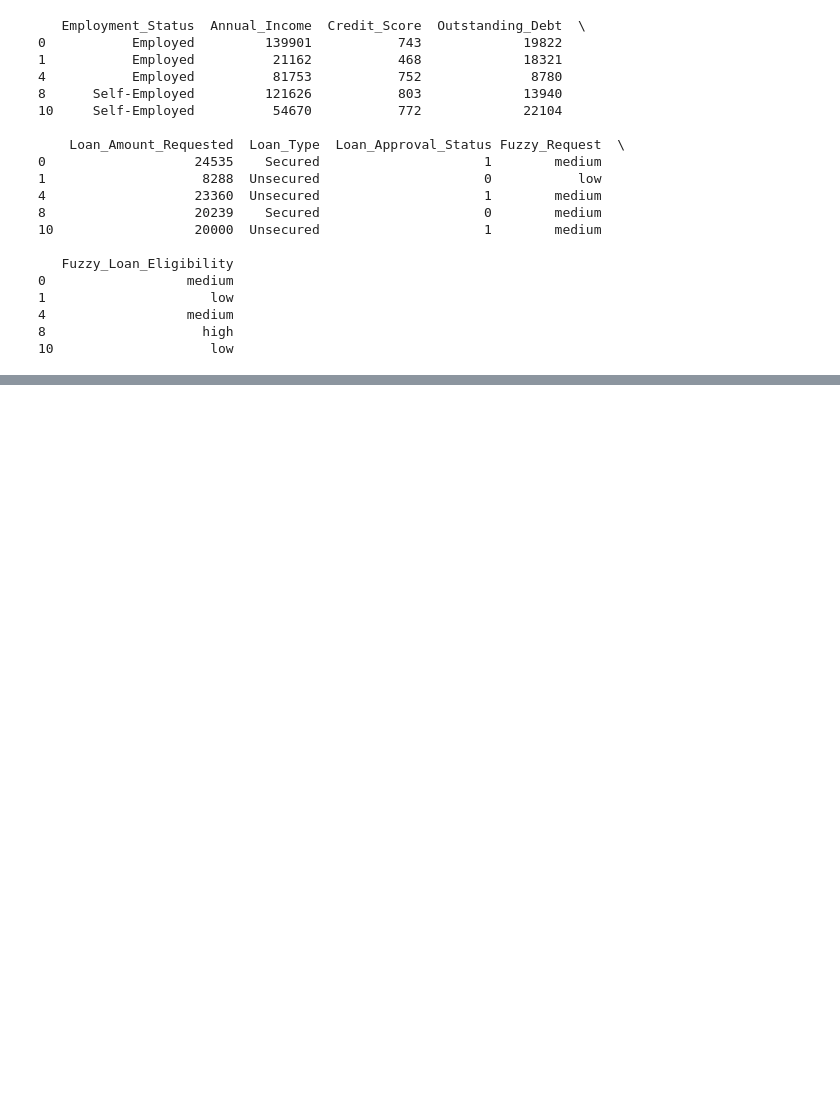
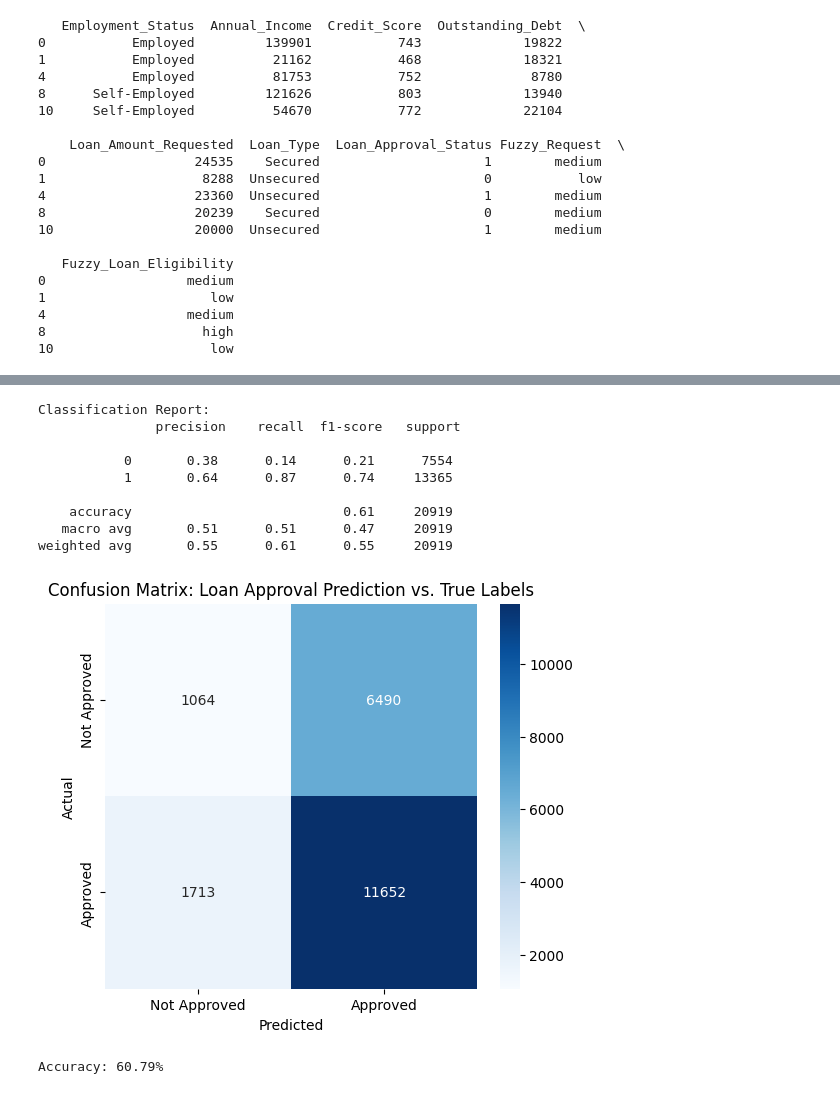
Before and after one commit to Harithelamin/ACIT4620-24H-G6, a Jupyter notebook: fuzzificationCreditscore.ipynb, the cells around one changed output, grey strips where cells are left out. Drawn from its saved outputs; the diff is of its cells as text; code cells hidden in the pictures; blank space fills up the shorter version.

```diff
--- a/fuzzificationCreditscore.ipynb
+++ b/fuzzificationCreditscore.ipynb
@@ -350,0 +316,65 @@ Number of applicants for home loans:13365
+# %%
+from sklearn.metrics import accuracy_score, confusion_matrix, classification_report
+import matplotlib.pyplot as plt
+import seaborn as sns
+
+
+
+def compare_results(approval_status, true_labels):
+    """
+    Compares the fuzzy system's loan approval predictions with the actual true labels.
+
+    Parameters:
+    - approval_status: List of predicted loan approval statuses (Approved/Not Approved).
+    - true_labels: List of true loan approval labels (Approved/Not Approved).
+
+    Returns:
+    - None: Displays accuracy and confusion matrix.
+    """
+    # Calculate the accuracy
+    accuracy = accuracy_score(true_labels, approval_status)
+
+    # Generate the confusion matrix with numeric labels
+    cm = confusion_matrix(true_labels, approval_status)
+
+    # Display the classification report
+    print("Classification Report:\n", classification_report(true_labels, approval_status))
+
+    # Plot confusion matrix
+    plt.figure(figsize=(6, 5))
+    sns.heatmap(cm, annot=True, fmt='d', cmap='Blues', xticklabels=["Not Approved", "Approved"], yticklabels=["Not Approved", "Approved"])
+    plt.title("Confusion Matrix: Loan Approval Prediction vs. True Labels")
+    plt.xlabel("Predicted")
+    plt.ylabel("Actual")
+    plt.show()
+
+    # Display accuracy
+    print(f"Accuracy: {accuracy * 100:.2f}%")
+
+# Get the fuzzy sets from your fuzzification process (as done in your fuzzification file)
+annual_income, loan_amount_requested, outstanding_debt, credit_score = get_fuzzy_sets(df)
+
+# Apply the function to the DataFrame and pass fuzzy sets
+df[['Fuzzy_Request', 'Fuzzy_Loan_Eligibility']] = df.apply(
+    lambda row: pd.Series(calculate_categorical_result(
+        row, annual_income, outstanding_debt, credit_score, loan_amount_requested)), axis=1
+)
+
+df['Fuzzy_Approval_Status'] = df.apply(calculate_fuzzy_approval_status, axis=1)
+
+
+
+
+compare_results(df['Fuzzy_Approval_Status'], df['Loan_Approval_Status'])
+# %% [output]
+Classification Report:
+               precision    recall  f1-score   support
+
+           0       0.38      0.14      0.21      7554
+           1       0.64      0.87      0.74     13365
+
+    accuracy                           0.61     20919
+   macro avg       0.51      0.51      0.47     20919
+weighted avg       0.55      0.61      0.55     20919
+[figure, added]
+Accuracy: 60.79%
```
Also changed, not shown: parts of 2 cells of this notebook, 1 other file.
